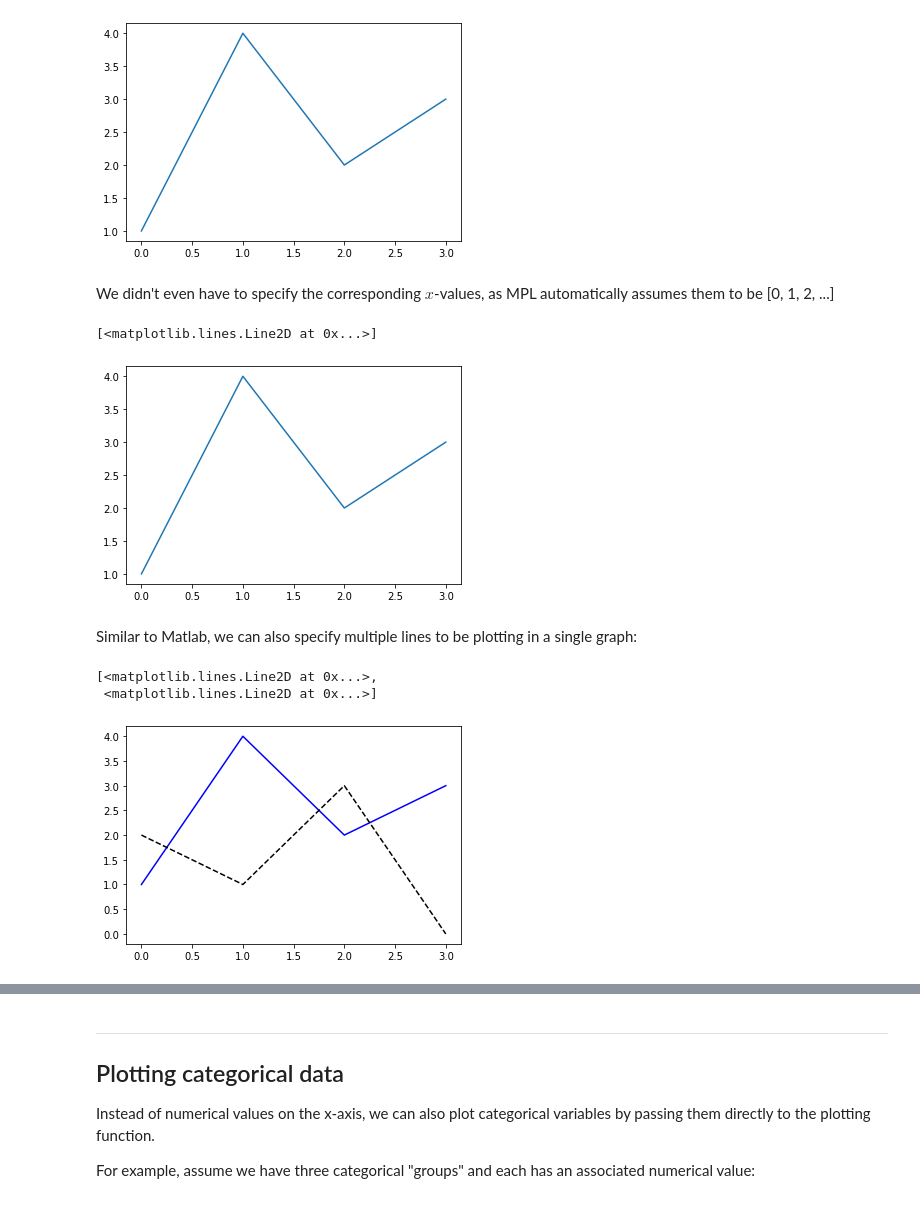
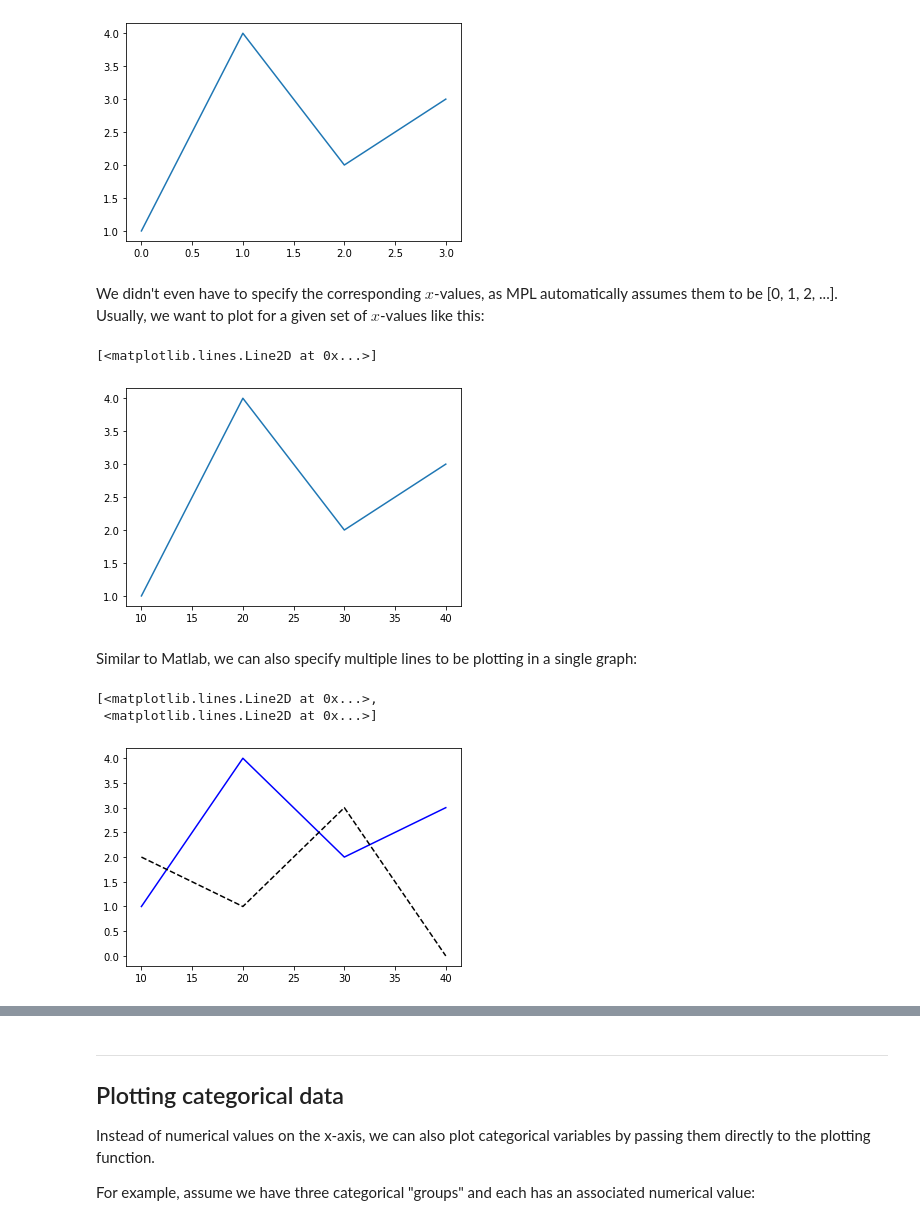
Before and after one commit to richardfoltyn/python-statistics, a Jupyter notebook: lectures/unit5.ipynb, the cells around one changed output, grey strips where cells are left out. Cells and saved outputs as stored; diff of their text form; code cells hidden in the pictures.

```diff
--- a/lectures/unit5.ipynb
+++ b/lectures/unit5.ipynb
@@ -40,14 +46,15 @@ plt.plot(yvalues)
 [figure]
 # %% [markdown]
 We didn't even have to specify the corresponding $x$-values,
-as MPL automatically assumes them to be [0, 1, 2, ...]
+as MPL automatically assumes them to be [0, 1, 2, ...].
+Usually, we want to plot for a given set of $x$-values like this:
 # %%
 # explicitly specify x-values
-xvalues = [0, 1, 2, 3]
+xvalues = [10, 20, 30, 40]
 plt.plot(xvalues, yvalues)
 # %% [output]
 [<matplotlib.lines.Line2D at 0x...>]
-[figure, old version]
+[figure, new version]
 # %% [markdown]
 Similar to Matlab, we can also specify multiple lines to be plotting
 in a single graph:
@@ -57,7 +64,7 @@ plt.plot(xvalues, yvalues, 'b-', xvalues, yvalues2, 'k--')
 # %% [output]
 [<matplotlib.lines.Line2D at 0x...>,
  <matplotlib.lines.Line2D at 0x...>]
-[figure, old version]
+[figure, new version]
 # %% [markdown]
 The characters following each set of $y$-values are style specifications
 that are very similar to the ones used in Matlab.
```
Also changed, not shown: parts of 15 cells of this notebook.
